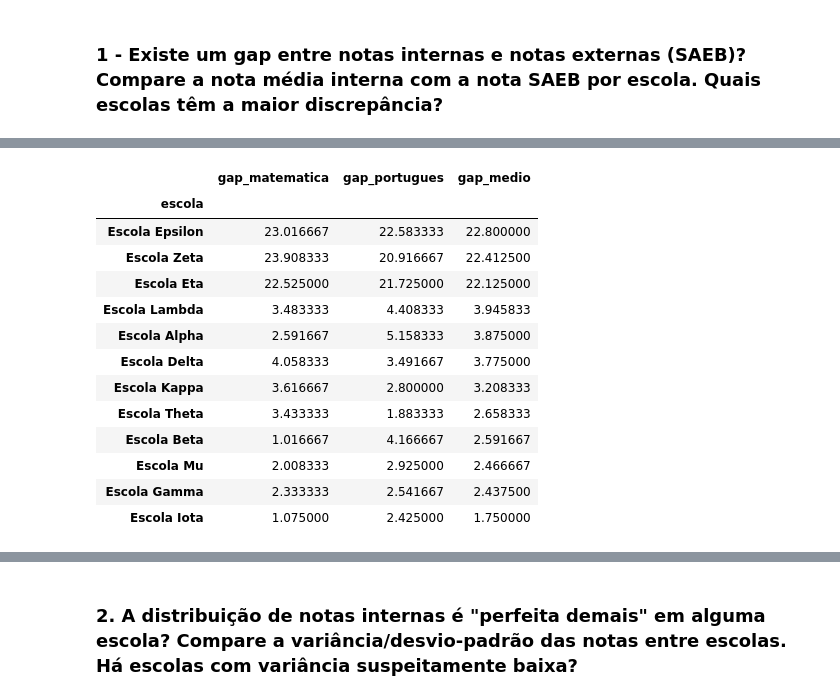
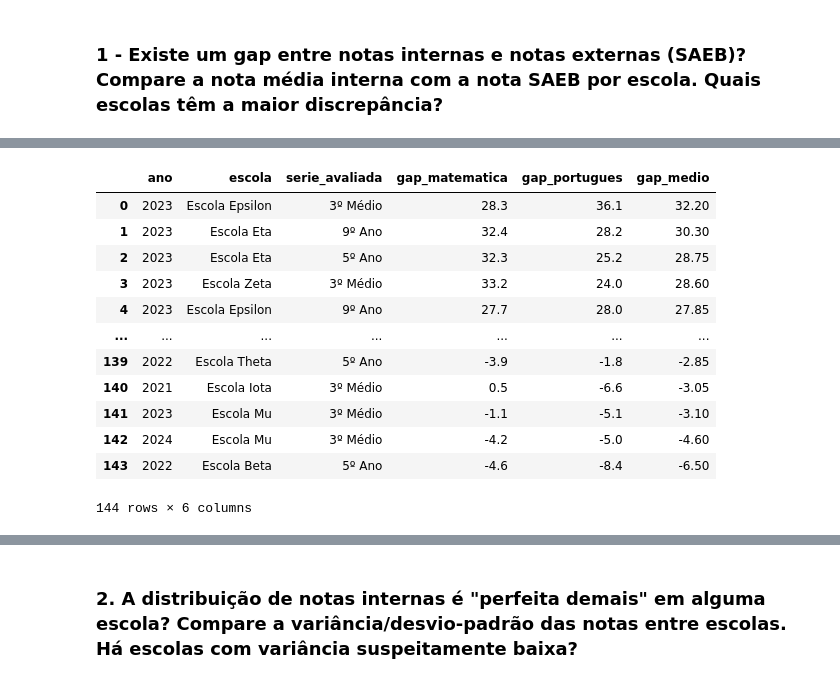
Before and after one commit to jose-alves-fn/operacao-nota-inflada-CDT13, a Jupyter notebook: notebooks/Projeto 04 - Operação Nota Inflada.IPYNB, the cells around one changed output, grey strips where cells are left out. Cells and saved outputs as stored; diff of their text form; code cells hidden in the pictures.

Commit message:
att tables de gap e ajustes no notebook

```diff
--- a/notebooks/Projeto 04 - Operação Nota Inflada.IPYNB
+++ b/notebooks/Projeto 04 - Operação Nota Inflada.IPYNB
@@ -156,46 +157,46 @@ dados_historico_ava.head()
 | 3 | 2021 | Escola Beta | 5º Ano | 40.2 | 35.9 | 42.0 | ... |
 | 4 | 2021 | Escola Beta | 9º Ano | 64.4 | 43.1 | 66.8 | ... |
 # %%
-# Utilizando e CONFIANDO nos dados somente do dataframe dados_historico_ava (as notas diferem quando calculadas de outro dataframe)
+# Criando um dataset
 df_gap = dados_historico_ava.copy()
 
 df_gap["gap_matematica"] = (
     df_gap["nota_interna_media_matematica"] -
     df_gap["nota_saeb_matematica"]
 )
 
 df_gap["gap_portugues"] = (
     df_gap["nota_interna_media_portugues"] -
     df_gap["nota_saeb_portugues"]
 )
 
 df_gap["gap_medio"] = (
     df_gap["gap_matematica"] +
     df_gap["gap_portugues"]
 ) / 2
 
-gap_por_escola = (
+gap_por_escola_serie = (
     df_gap
-    .groupby("escola")[["gap_matematica", "gap_portugues", "gap_medio"]]
+    .groupby(["ano", "escola", "serie_avaliada"])[["gap_matematica", "gap_portugues", "gap_medio"]]
     .mean()
     .sort_values("gap_medio", ascending=False)
+    .reset_index()
 )
 
-gap_por_escola
+gap_por_escola_serie
 # %% [output]
-|  | gap_matematica | gap_portugues | gap_medio |
-| escola |  |  |  |
-| Escola Epsilon | 23.016667 | 22.583333 | 22.800000 |
-| Escola Zeta | 23.908333 | 20.916667 | 22.412500 |
-| Escola Eta | 22.525000 | 21.725000 | 22.125000 |
-| Escola Lambda | 3.483333 | 4.408333 | 3.945833 |
-| Escola Alpha | 2.591667 | 5.158333 | 3.875000 |
-| Escola Delta | 4.058333 | 3.491667 | 3.775000 |
-| Escola Kappa | 3.616667 | 2.800000 | 3.208333 |
-| Escola Theta | 3.433333 | 1.883333 | 2.658333 |
-| Escola Beta | 1.016667 | 4.166667 | 2.591667 |
-| Escola Mu | 2.008333 | 2.925000 | 2.466667 |
-| Escola Gamma | 2.333333 | 2.541667 | 2.437500 |
-| Escola Iota | 1.075000 | 2.425000 | 1.750000 |
+|  | ano | escola | serie_avaliada | gap_matematica | gap_portugues | gap_medio |
+| 0 | 2023 | Escola Epsilon | 3º Médio | 28.3 | 36.1 | 32.20 |
+| 1 | 2023 | Escola Eta | 9º Ano | 32.4 | 28.2 | 30.30 |
+| 2 | 2023 | Escola Eta | 5º Ano | 32.3 | 25.2 | 28.75 |
+| 3 | 2023 | Escola Zeta | 3º Médio | 33.2 | 24.0 | 28.60 |
+| 4 | 2023 | Escola Epsilon | 9º Ano | 27.7 | 28.0 | 27.85 |
+| ... | ... | ... | ... | ... | ... | ... |
+| 139 | 2022 | Escola Theta | 5º Ano | -3.9 | -1.8 | -2.85 |
+| 140 | 2021 | Escola Iota | 3º Médio | 0.5 | -6.6 | -3.05 |
+| 141 | 2023 | Escola Mu | 3º Médio | -1.1 | -5.1 | -3.10 |
+| 142 | 2024 | Escola Mu | 3º Médio | -4.2 | -5.0 | -4.60 |
+| 143 | 2022 | Escola Beta | 5º Ano | -4.6 | -8.4 | -6.50 |
+144 rows × 6 columns
 # %%
 # Instalar libs de plotagem
```
Also changed, not shown: parts of 6 cells of this notebook.
